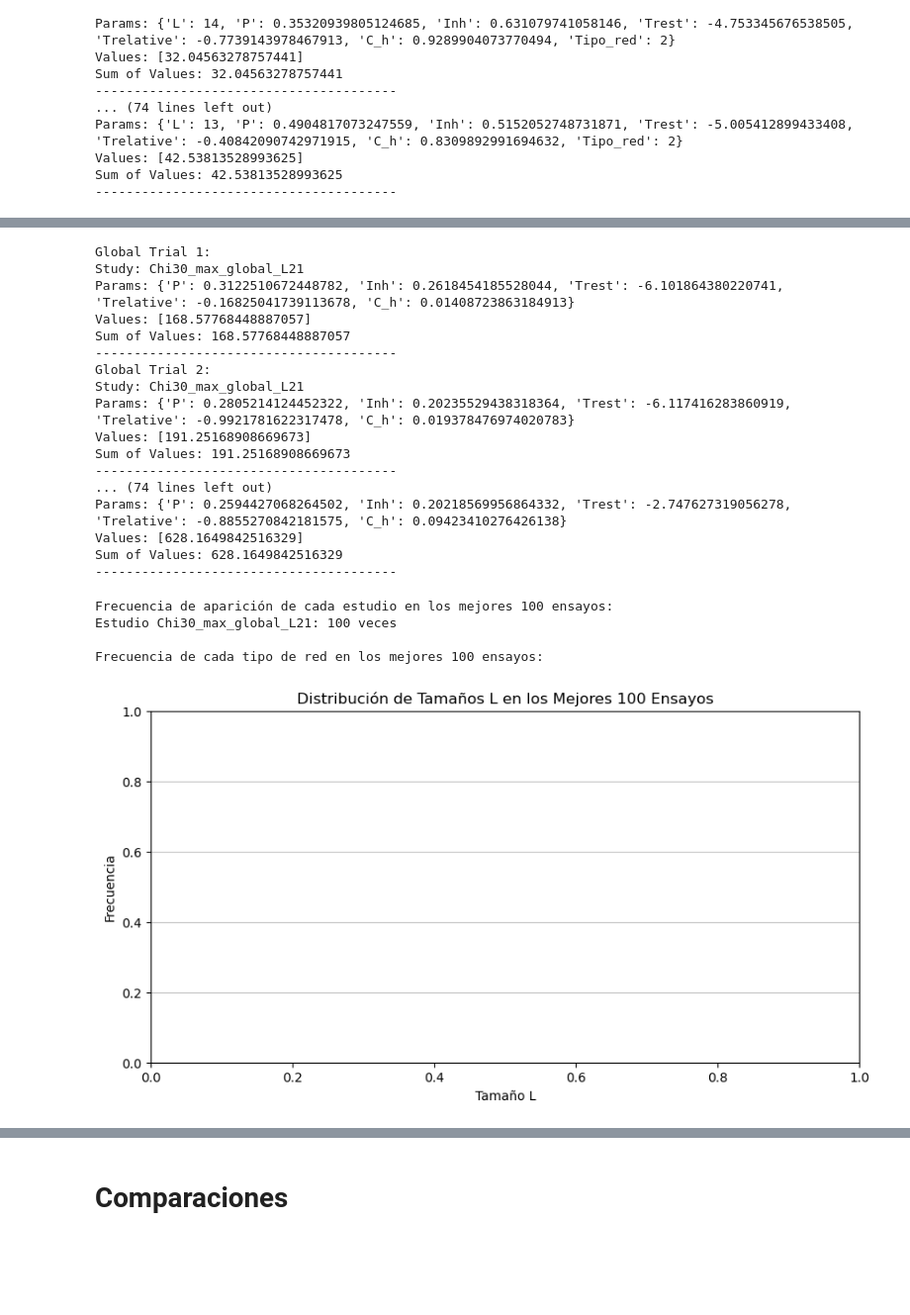
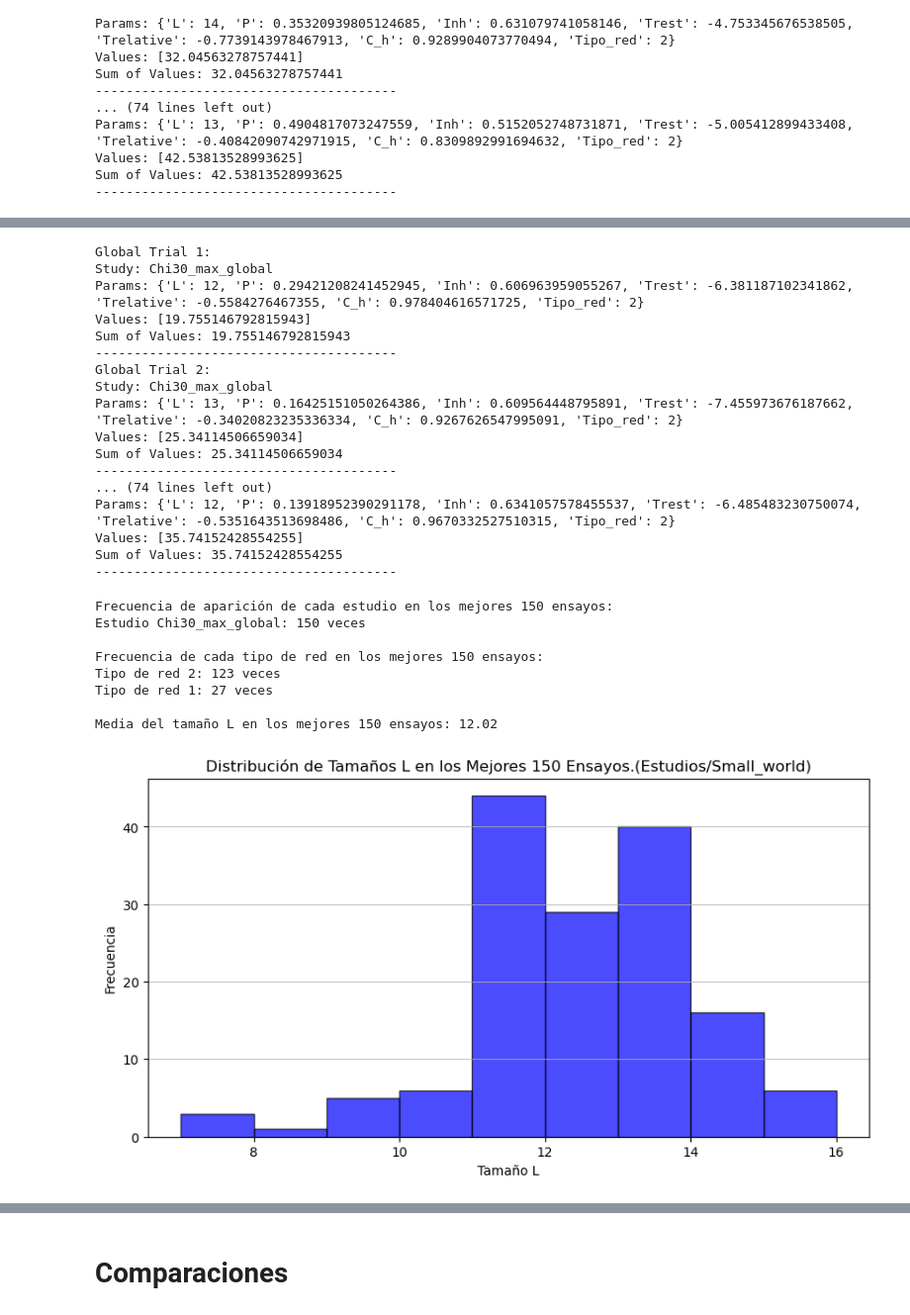
Before and after one commit to juanmillan03/Tesis-CA, a Jupyter notebook: Codigos/V7/Analisis.ipynb, the cells around one changed output, grey strips where cells are left out. Shown at 99% size. Drawn from its saved outputs; the diff is of its cells as text; code cells hidden in the pictures; blank space fills up the shorter version.

```diff
--- a/Codigos/V7/Analisis.ipynb
+++ b/Codigos/V7/Analisis.ipynb
@@ -146,4 +146,4 @@ def Datos_reales(nombres,Normalizacion):
         'mean_Delta': mean_Delta,'mean_Theta':mean_Theta,"mean_Alpha":mean_Alpha,"mean_Beta":mean_Beta
     }
 # %%
-number_top=100
+number_top=150
@@ -150,6 +401,6 @@ number_top=100
 # %%
 # Directorio donde están almacenados los estudios
-study_directory = "Estudios/Full/"  # Asegúrate de que este sea el directorio correcto
+study_directory = "Estudios/Full"  # Asegúrate de que este sea el directorio correcto
 
 # Ruta completa para la base de datos (asume que todas están en formato SQLite)
 storage_prefix = "sqlite:///"
@@ -207,6 +673,6 @@ Sum of Values: 42.53813528993625
 # %%
 # Directorio donde están almacenados los estudios
-study_directory = "Estudios/"  # Asegúrate de que este sea el directorio correcto
+study_directory = "Estudios/Small_world"  # Asegúrate de que este sea el directorio correcto
 
 # Ruta completa para la base de datos (asume que todas están en formato SQLite)
 storage_prefix = "sqlite:///"
@@ -245,65 +711,69 @@ for i, trial in enumerate(best_trials_global[:15]):
     print("---------------------------------------")
 # %% [output]
 Global Trial 1:
-Study: Chi30_max_global_L21
-Params: {'P': 0.3122510672448782, 'Inh': 0.2618454185528044, 'Trest': -6.101864380220741, 'Trelative': -0.16825041739113678, 'C_h': 0.01408723863184913}
-Values: [168.57768448887057]
-Sum of Values: 168.57768448887057
+Study: Chi30_max_global
+Params: {'L': 12, 'P': 0.29421208241452945, 'Inh': 0.606963959055267, 'Trest': -6.381187102341862, 'Trelative': -0.5584276467355, 'C_h': 0.978404616571725, 'Tipo_red': 2}
+Values: [19.755146792815943]
+Sum of Values: 19.755146792815943
 ---------------------------------------
 Global Trial 2:
-Study: Chi30_max_global_L21
-Params: {'P': 0.2805214124452322, 'Inh': 0.20235529438318364, 'Trest': -6.117416283860919, 'Trelative': -0.9921781622317478, 'C_h': 0.019378476974020783}
-Values: [191.25168908669673]
-Sum of Values: 191.25168908669673
+Study: Chi30_max_global
+Params: {'L': 13, 'P': 0.16425151050264386, 'Inh': 0.609564448795891, 'Trest': -7.455973676187662, 'Trelative': -0.34020823235336334, 'C_h': 0.9267626547995091, 'Tipo_red': 2}
+Values: [25.34114506659034]
+Sum of Values: 25.34114506659034
 ---------------------------------------
 ... (74 lines left out)
-Params: {'P': 0.2594427068264502, 'Inh': 0.20218569956864332, 'Trest': -2.747627319056278, 'Trelative': -0.8855270842181575, 'C_h': 0.09423410276426138}
-Values: [628.1649842516329]
-Sum of Values: 628.1649842516329
+Params: {'L': 12, 'P': 0.13918952390291178, 'Inh': 0.6341057578455537, 'Trest': -6.485483230750074, 'Trelative': -0.5351643513698486, 'C_h': 0.9670332527510315, 'Tipo_red': 2}
+Values: [35.74152428554255]
+Sum of Values: 35.74152428554255
 ---------------------------------------
 # %%
 study_names = [trial.study_name for trial in best_trials_global]
-#network_types = [trial.params['Tipo_red'] for trial in best_trials_global]
-#sizes = [trial.params['L'] for trial in best_trials_global]  # Recopilar tamaños L
+network_types = [trial.params['Tipo_red'] for trial in best_trials_global]
+sizes = [trial.params['L'] for trial in best_trials_global]  # Recopilar tamaños L
 
 # Contar las frecuencias
 study_frequency_count = defaultdict(int)
 network_type_frequency_count = defaultdict(int)
 size_frequency_count = defaultdict(int)
 
 for study in study_names:
     study_frequency_count[study] += 1
 
-# for network_type in network_types:
-#     network_type_frequency_count[network_type] += 1
+for network_type in network_types:
+    network_type_frequency_count[network_type] += 1
 
-# for size in sizes:
-#     size_frequency_count[size] += 1  # Contar la frecuencia de cada tamaño L
+for size in sizes:
+    size_frequency_count[size] += 1  # Contar la frecuencia de cada tamaño L
 
 print(f"\nFrecuencia de aparición de cada estudio en los mejores {number_top} ensayos:")
 for study_name, count in study_frequency_count.items():
     print(f"Estudio {study_name}: {count} veces")
 
 # Mostrar la frecuencia de cada tipo de red en los mejores 150 ensayos
 print(f"\nFrecuencia de cada tipo de red en los mejores {number_top} ensayos:")
 for network_type, count in network_type_frequency_count.items():
     print(f"Tipo de red {network_type}: {count} veces")
 
-#mean_size = np.mean(sizes)
-#print(f"\nMedia del tamaño L en los mejores {number_top} ensayos: {mean_size}")
+mean_size = np.mean(sizes)
+print(f"\nMedia del tamaño L en los mejores {number_top} ensayos: {mean_size}")
 
 # Graficar la distribución de los tamaños L
 plt.figure(figsize=(10, 5))
-#plt.hist(sizes, bins=range(min(sizes), max(sizes) + 1), alpha=0.7, color='blue', edgecolor='black')
-plt.title(f'Distribución de Tamaños L en los Mejores {number_top} Ensayos')
+plt.hist(sizes, bins=range(min(sizes), max(sizes) + 1), alpha=0.7, color='blue', edgecolor='black')
+plt.title(f'Distribución de Tamaños L en los Mejores {number_top} Ensayos.({study_directory})')
 plt.xlabel('Tamaño L')
 plt.ylabel('Frecuencia')
 #plt.xticks(range(min(sizes), max(sizes) + 1,3))
 plt.grid(axis='y', alpha=0.75)
 plt.show()
 # %% [output]
-Frecuencia de aparición de cada estudio en los mejores 100 ensayos:
-Estudio Chi30_max_global_L21: 100 veces
+Frecuencia de aparición de cada estudio en los mejores 150 ensayos:
+Estudio Chi30_max_global: 150 veces
 
-Frecuencia de cada tipo de red en los mejores 100 ensayos:
+Frecuencia de cada tipo de red en los mejores 150 ensayos:
+Tipo de red 2: 123 veces
+Tipo de red 1: 27 veces
+
+Media del tamaño L en los mejores 150 ensayos: 12.02
-[figure, old version]
+[figure, new version]
```
Also changed, not shown: parts of 18 cells of this notebook, 42 other files.
